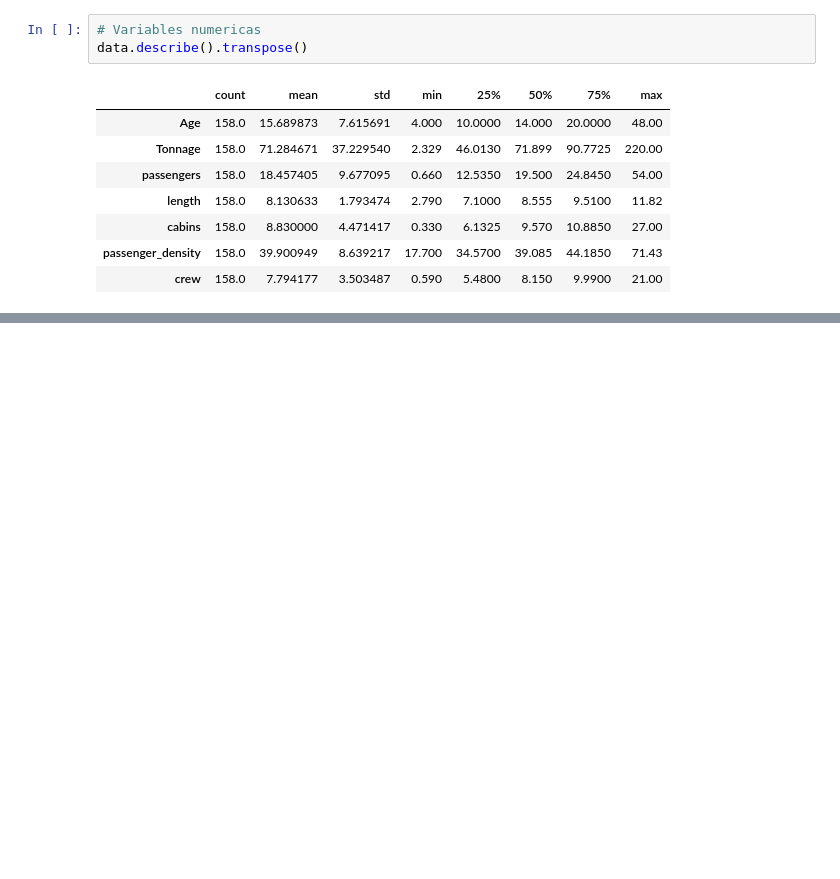
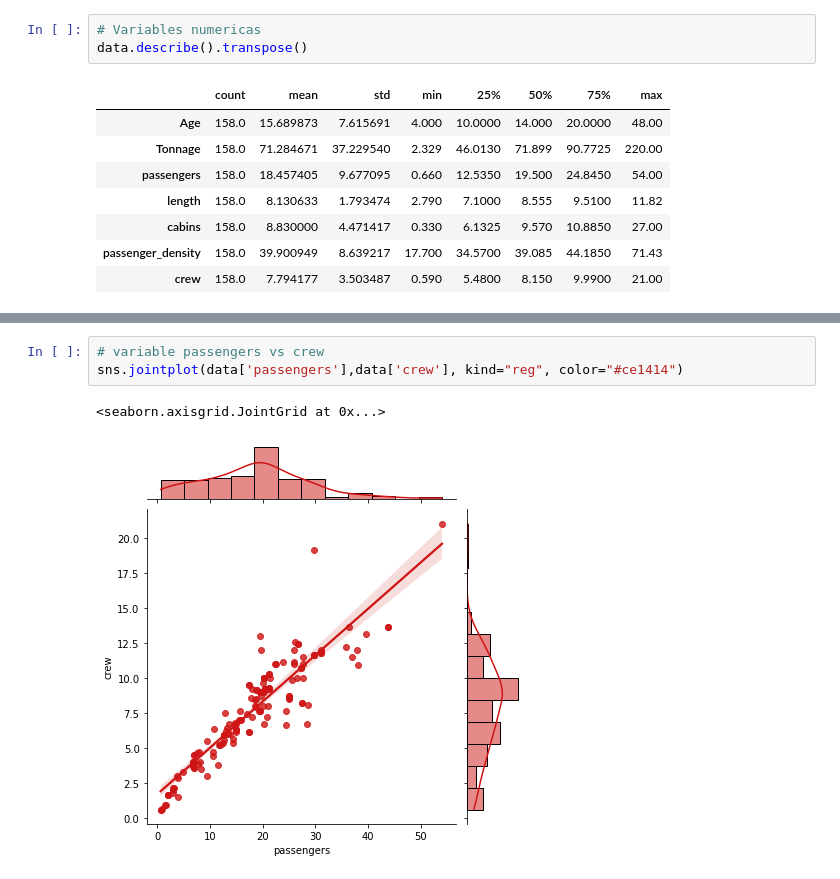
Before and after one commit to kvnpalm/tusdatos, a Jupyter notebook: Prueba_tecnica.ipynb, the cells around one changed output, grey strips where cells are left out. Cells and saved outputs as stored; diff of their text form; blank space fills up the shorter version.

```diff
--- a/Prueba_tecnica.ipynb
+++ b/Prueba_tecnica.ipynb
@@ -93,0 +143,6 @@ for i, var in enumerate(vars_to_plot):
+# %%
+# variable passengers vs crew
+sns.jointplot(data['passengers'],data['crew'], kind="reg", color="#ce1414")
+# %% [output]
+<seaborn.axisgrid.JointGrid at 0x...>
+[figure, added]
```
Also changed, not shown: parts of 36 cells of this notebook, 2 other files.
